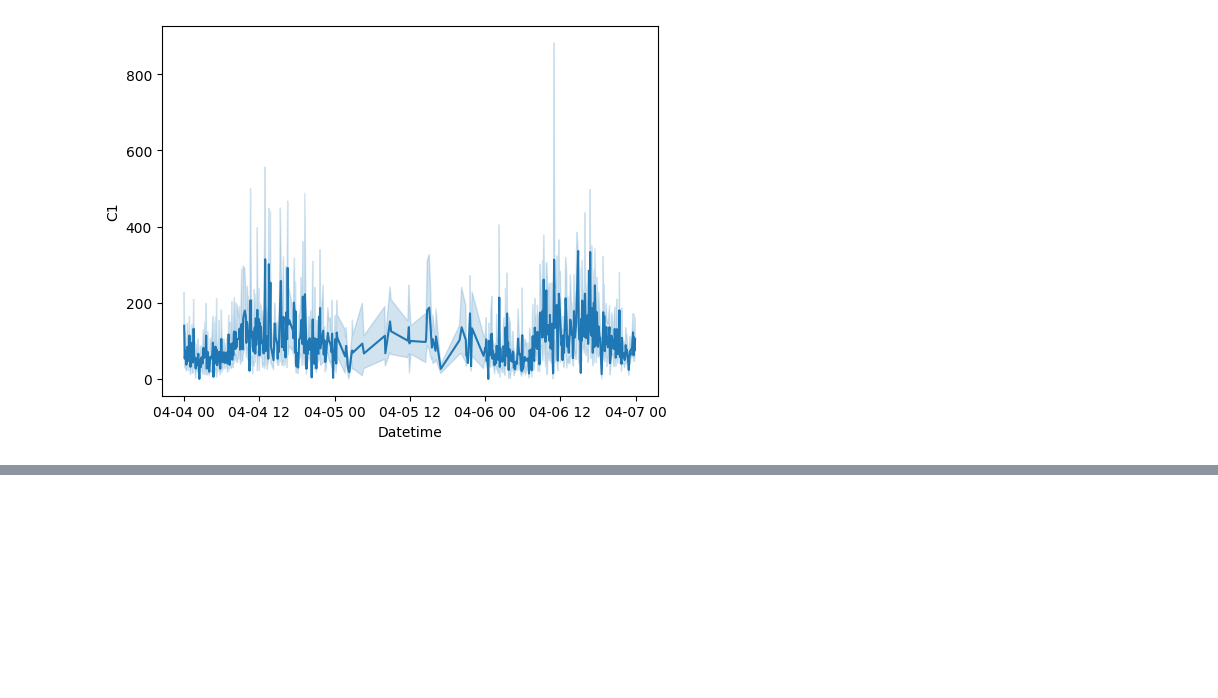
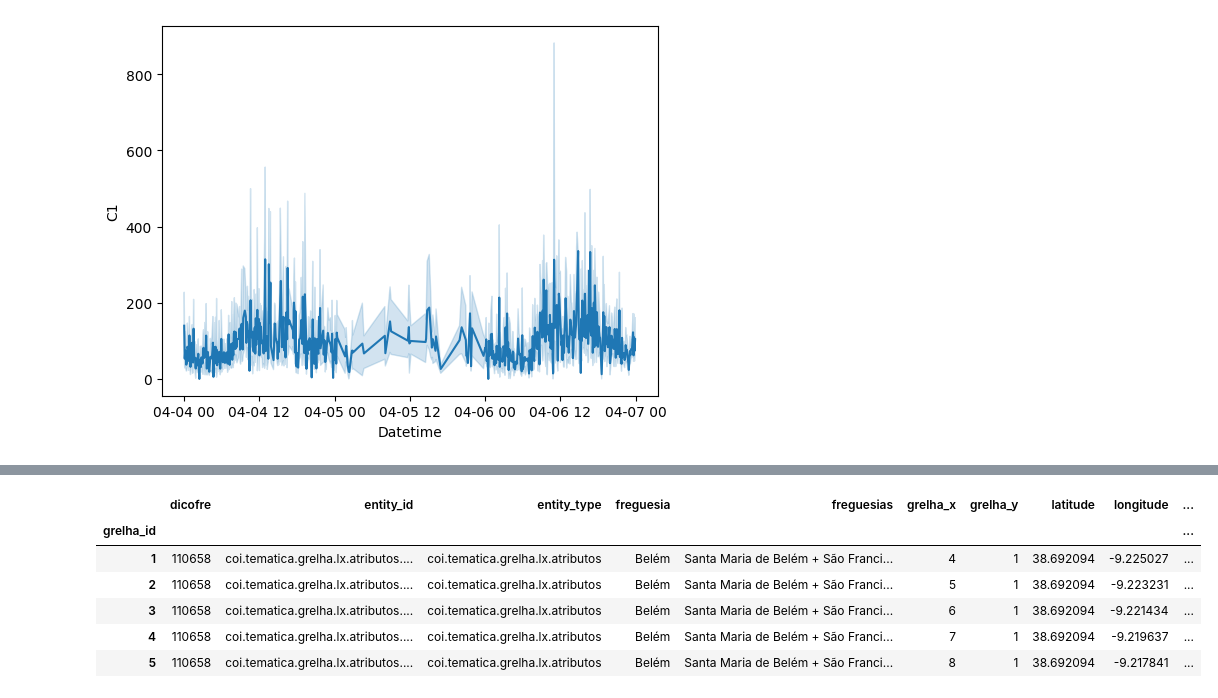
Before and after one commit to RocketFan/traffic-monitoring, a Jupyter notebook: cml_vodafone.ipynb, the cells around one changed output, grey strips where cells are left out. Cells and saved outputs as stored; diff of their text form; code cells hidden in the pictures; blank space fills up the shorter version.

```diff
--- a/cml_vodafone.ipynb
+++ b/cml_vodafone.ipynb
@@ -85,0 +107,22 @@ print()
+# %%
+import geopandas as gpd
+import pandas as pd
+import numpy as np
+
+from shapely import wkt
+
+grids_df = pd.read_csv('data/wktComplete.csv', encoding='latin-1', index_col='grelha_id')
+grids_df['geometry'] = grids_df.wkt.apply(wkt.loads)
+grids_geo = gpd.GeoDataFrame(grids_df)
+grids_geo.sort_index(inplace=True)
+grids_geo.set_crs(epsg=4326, inplace=True)
+grids_geo.to_crs(epsg=3857, inplace=True)
+grids_geo.head()
+# %% [output]
+|  | dicofre | entity_id | entity_type | freguesia | freguesias | grelha_x | grelha_y | latitude | longitude | ... |
+| grelha_id |  |  |  |  |  |  |  |  |  | ... |
+| 1 | 110658 | coi.tematica.grelha.lx.atributos.... | coi.tematica.grelha.lx.atributos | Belém | Santa Maria de Belém + São Franci... | 4 | 1 | 38.692094 | -9.225027 | ... |
+| 2 | 110658 | coi.tematica.grelha.lx.atributos.... | coi.tematica.grelha.lx.atributos | Belém | Santa Maria de Belém + São Franci... | 5 | 1 | 38.692094 | -9.223231 | ... |
+| 3 | 110658 | coi.tematica.grelha.lx.atributos.... | coi.tematica.grelha.lx.atributos | Belém | Santa Maria de Belém + São Franci... | 6 | 1 | 38.692094 | -9.221434 | ... |
+| 4 | 110658 | coi.tematica.grelha.lx.atributos.... | coi.tematica.grelha.lx.atributos | Belém | Santa Maria de Belém + São Franci... | 7 | 1 | 38.692094 | -9.219637 | ... |
+| 5 | 110658 | coi.tematica.grelha.lx.atributos.... | coi.tematica.grelha.lx.atributos | Belém | Santa Maria de Belém + São Franci... | 8 | 1 | 38.692094 | -9.217841 | ... |
```
Also changed, not shown: parts of 2 cells of this notebook, 1 other file.
